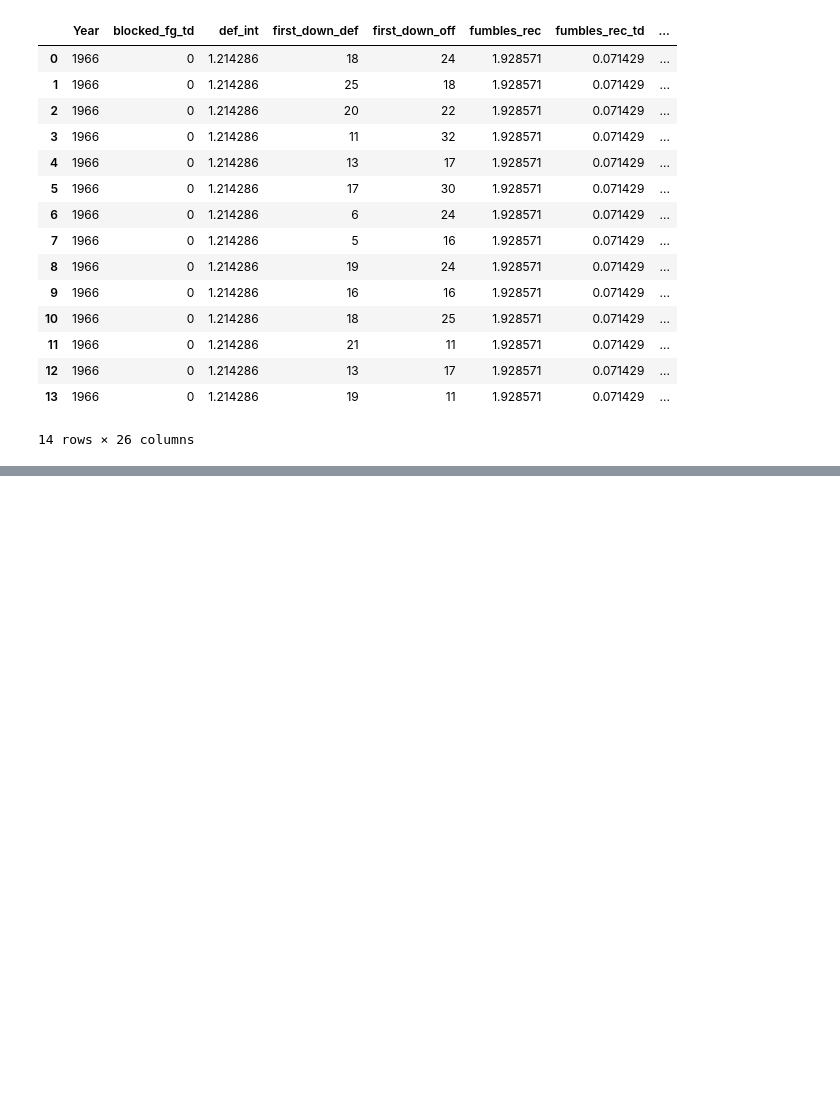
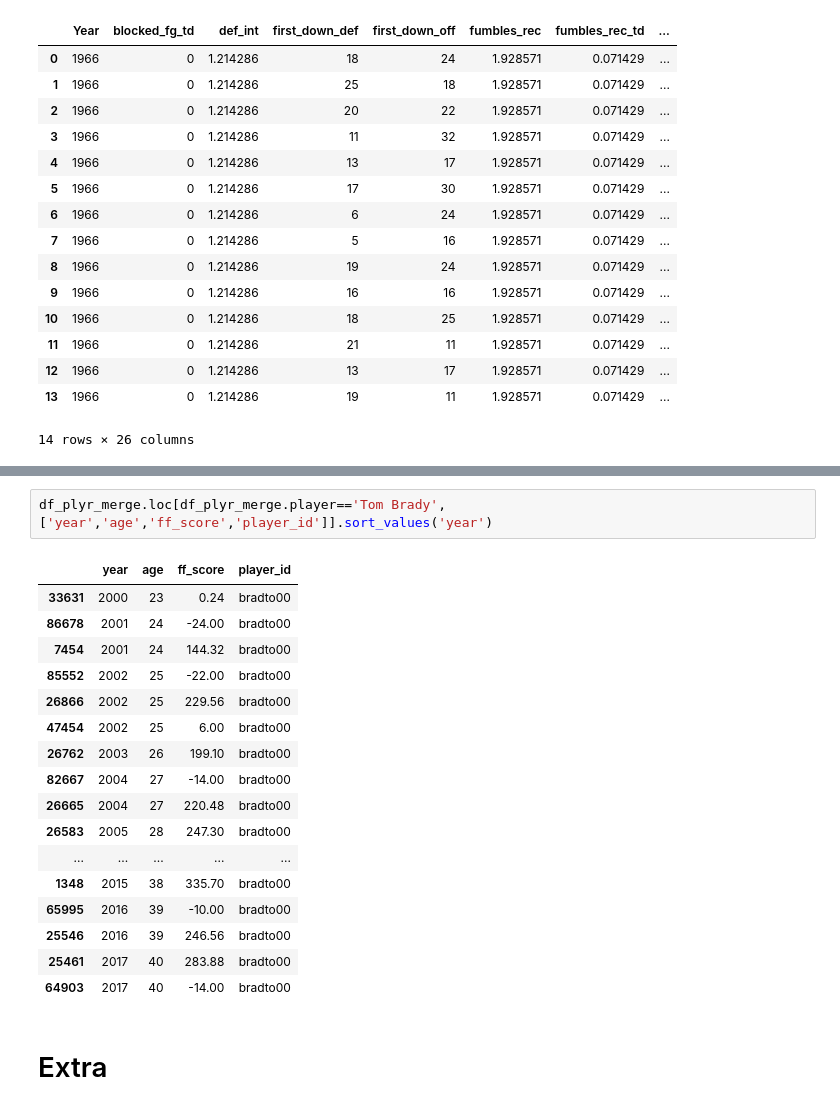
Before and after one commit to MichoelSnow/fantasy_football, a Jupyter notebook: notebooks/scraping.ipynb, the cells around one changed output, grey strips where cells are left out. Drawn from its saved outputs; the diff is of its cells as text; blank space fills up the shorter version.

```diff
--- a/notebooks/scraping.ipynb
+++ b/notebooks/scraping.ipynb
@@ -233,0 +1025,22 @@ df
+# %%
+df_plyr_merge.loc[df_plyr_merge.player=='Tom Brady',['year','age','ff_score','player_id']].sort_values('year')
+# %% [output]
+|  | year | age | ff_score | player_id |
+| 33631 | 2000 | 23 | 0.24 | bradto00 |
+| 86678 | 2001 | 24 | -24.00 | bradto00 |
+| 7454 | 2001 | 24 | 144.32 | bradto00 |
+| 85552 | 2002 | 25 | -22.00 | bradto00 |
+| 26866 | 2002 | 25 | 229.56 | bradto00 |
+| 47454 | 2002 | 25 | 6.00 | bradto00 |
+| 26762 | 2003 | 26 | 199.10 | bradto00 |
+| 82667 | 2004 | 27 | -14.00 | bradto00 |
+| 26665 | 2004 | 27 | 220.48 | bradto00 |
+| 26583 | 2005 | 28 | 247.30 | bradto00 |
+| ... | ... | ... | ... | ... |
+| 1348 | 2015 | 38 | 335.70 | bradto00 |
+| 65995 | 2016 | 39 | -10.00 | bradto00 |
+| 25546 | 2016 | 39 | 246.56 | bradto00 |
+| 25461 | 2017 | 40 | 283.88 | bradto00 |
+| 64903 | 2017 | 40 | -14.00 | bradto00 |
+# %% [markdown]
+# Extra
```
Also changed, not shown: parts of 77 cells of this notebook.
